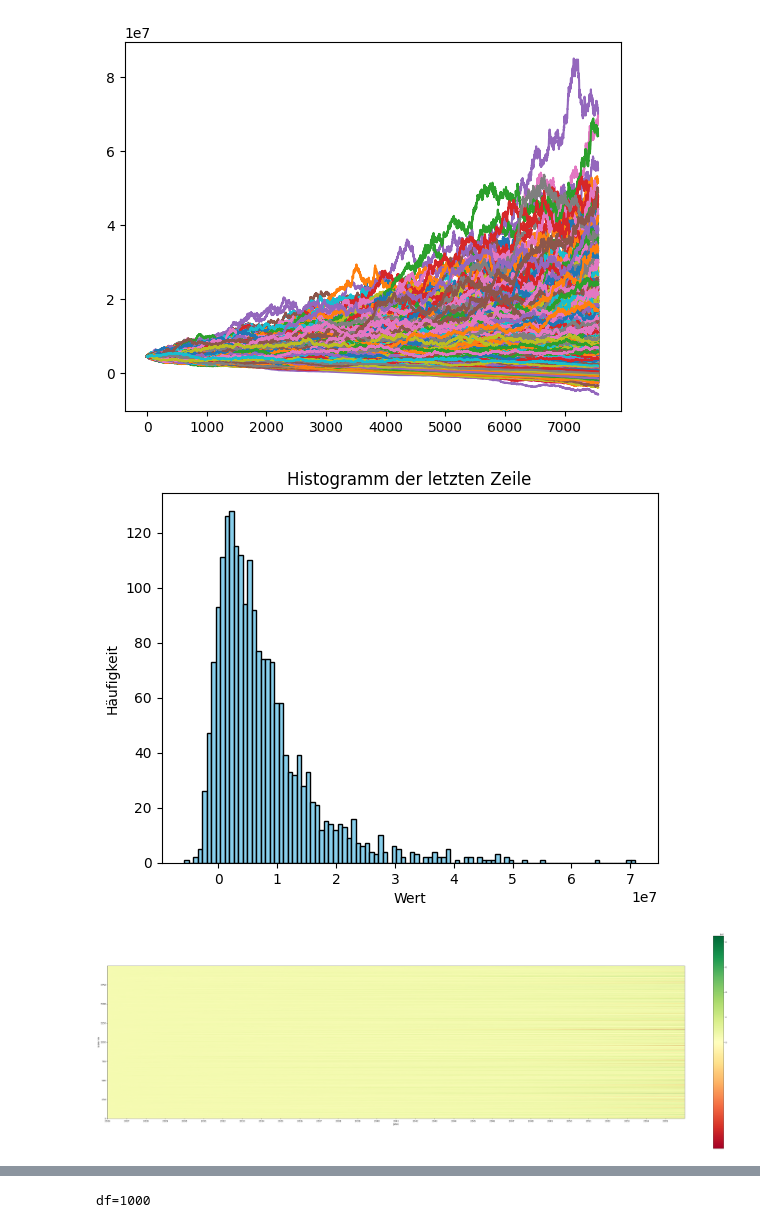
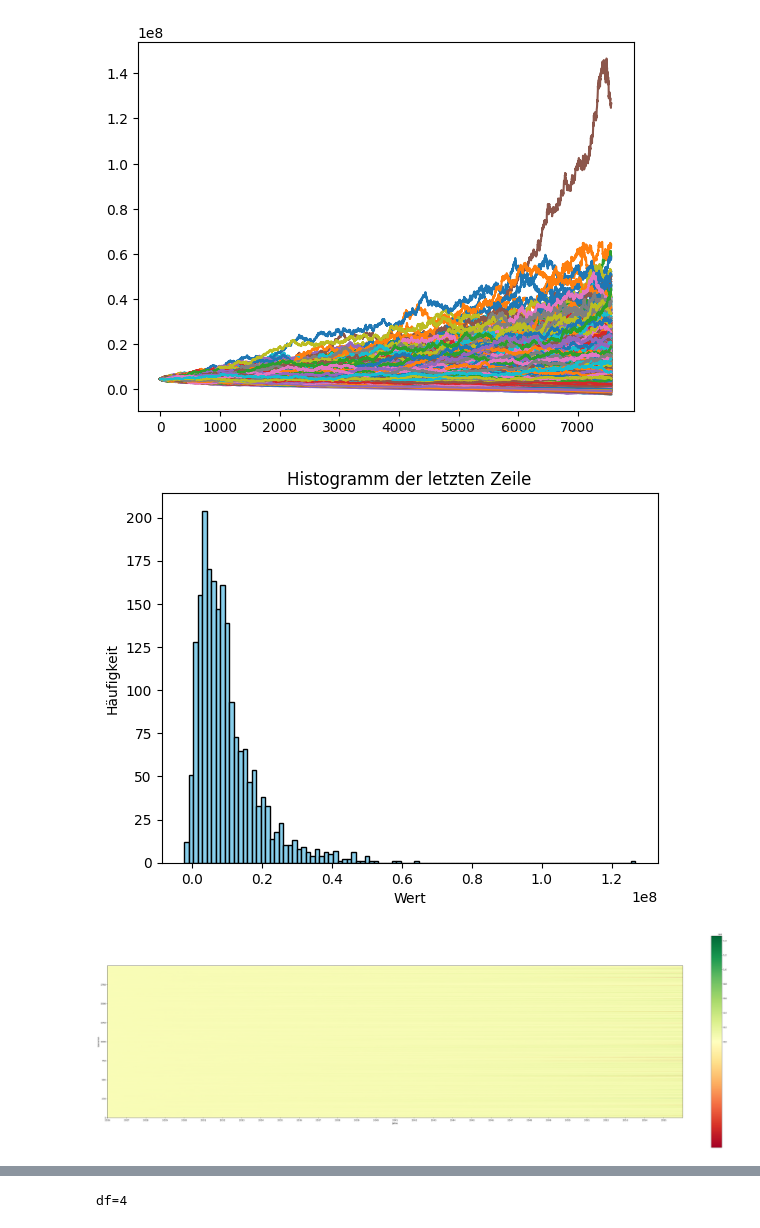
Before and after one commit to smerinobluewin/hello-world, a Jupyter notebook: brown_learning.ipynb, the cells around one changed output, grey strips where cells are left out. Cells and saved outputs as stored; diff of their text form; code cells hidden in the pictures.

```diff
--- a/brown_learning.ipynb
+++ b/brown_learning.ipynb
@@ -17,10 +17,10 @@ import matplotlib.colors as mcolors
 
 mu=0.05
 sigma=0.11
-df=1000    # Parameter of t-distribution, smaller 5 equals fat tail, tending to normal distribution if large
+df=4   # Parameter of t-distribution, smaller 5 equals fat tail, tending to normal distribution if large
 Sstart=4500000
 S1=Sstart
-C=180000
+C=12*12000
 Npath=2000                   # number of simulation paths
 N= 30*252                    # number of time steps (days)
 dt=1/252                      # 252 trading days
@@ -50,6 +50,10 @@ for number in range(1, N):
         neg_t_samples = rng.standard_t(df, size=eps.shape) / t_std_dev
         # Wir nehmen nur die Werte, die auch wirklich negativ sind (linksseitig)
         eps[mask_negative] = -np.abs(neg_t_samples[mask_negative])
+
+    # --- DER FIX: Mittelwert-Korrektur ---
+    # Wir ziehen den aktuellen Mittelwert ab, damit E[eps] exakt 0 ist
+    eps = eps - np.mean(eps)
 
     # 3. Exakte GBM-Formel (wie besprochen)
     drift = (mu - 0.5 * sigma**2) * dt
@@ -301,33 +305,33 @@ ax_hist.set_title("Verteilung der Endwerte mit Verlustrisiko", fontsize=14, font
 ax_hist.set_xlabel("Endwert (Kapital)")
 ax_hist.set_ylabel("Anzahl Szenarien")
 ax_hist.grid(axis='y', alpha=0.3)
 
 # 5. Separate Colorbar
 sm = plt.cm.ScalarMappable(cmap=cmap_obj, norm=norm)
 cb = fig.colorbar(sm, cax=ax_cb, orientation='horizontal')
 cb.set_label('Skala der Matrix-Einfärbung')
 
 plt.show()
 
 
 
 print(f"{df=}")
 
 
 
 
 
 
 
 #sns.heatmap(DATA, annot=True, cmap='YlGnBu')
 #plt.show()
 
 #plt.hist(data, bins=100, color='skyblue', edgecolor='black')
 #plt.title("Mein erstes Histogramm")
 #plt.xlabel("Werte")
 #plt.ylabel("Häufigkeit")
 #plt.show()
 # %% [output]
-[figure, old version]
+[figure, new version]
-[figure, old version]
+[figure, new version]
 [figure]
@@ -336 +340 @@ print(f"{df=}")
-df=1000
+df=4
```
Also changed, not shown: parts of 1 cell of this notebook.
